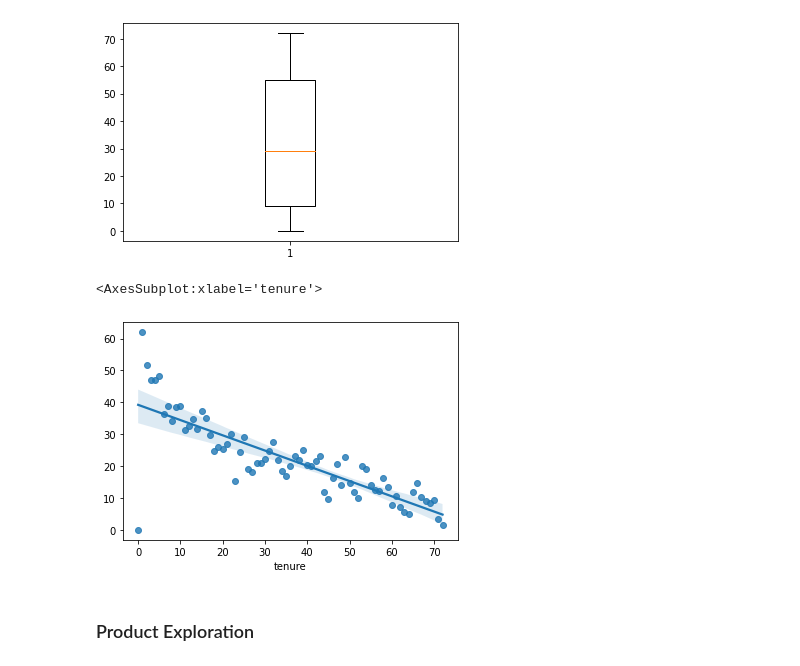
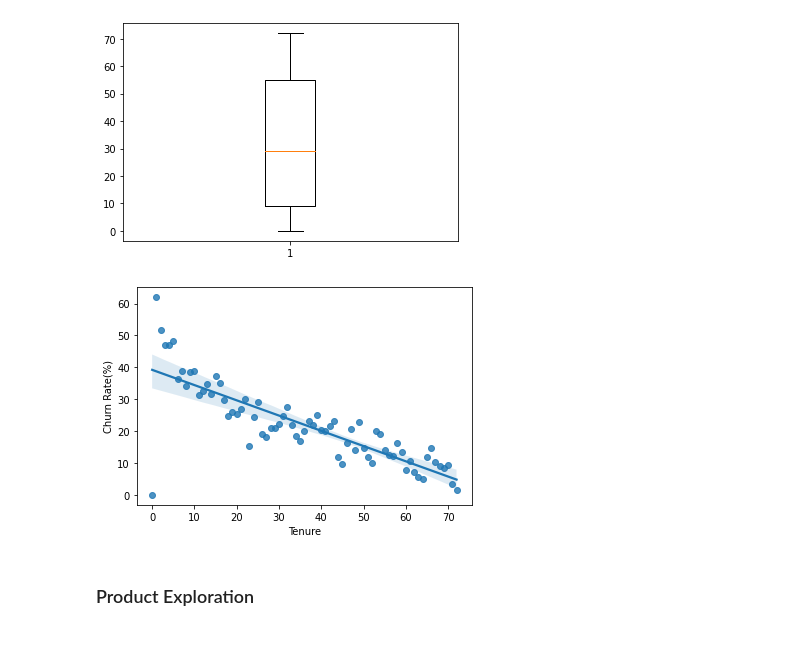
Before and after one commit to ruwzeta/1009-Final-assignment, a Jupyter notebook: Final Assignment.ipynb, the cells around one changed output. Saved outputs shown, nothing was run; the diff lists cells and outputs as text; code cells hidden in the pictures.

```diff
--- a/Final Assignment.ipynb
+++ b/Final Assignment.ipynb
@@ -183,25 +183,25 @@ plt.boxplot(df['tenure'])
 # %%
 df_grouped = df.groupby('tenure').count()
 
 
 df_spilt_churn = pd.get_dummies(df['Churn'])
 df_spilt_churn_new = pd.concat([df, df_spilt_churn], axis=1)
 
 df_spilt_churn_new = df_spilt_churn_new.drop('Churn',axis=1)
 df_spilt_churn_new
 
 
 df_churngrouped =  df_spilt_churn_new.groupby('tenure').sum()
 df_churngrouped
 
 
 df_tenure_churned = 100* (df_churngrouped['Yes']/df_grouped['Churn'])
 
-
-sns.regplot(df_tenure_churned.index,df_tenure_churned)
+ax =sns.regplot(df_tenure_churned.index,df_tenure_churned)
+ax.set(xlabel='Tenure', ylabel='Churn Rate(%)')
+plt.show()
 # %% [output]
-<AxesSubplot:xlabel='tenure'>
-[figure, old version]
+[figure, new version]
 # %% [markdown]
 ### Product Exploration
 # %%
```
Also changed, not shown: parts of 4 cells of this notebook, 4 other files.
